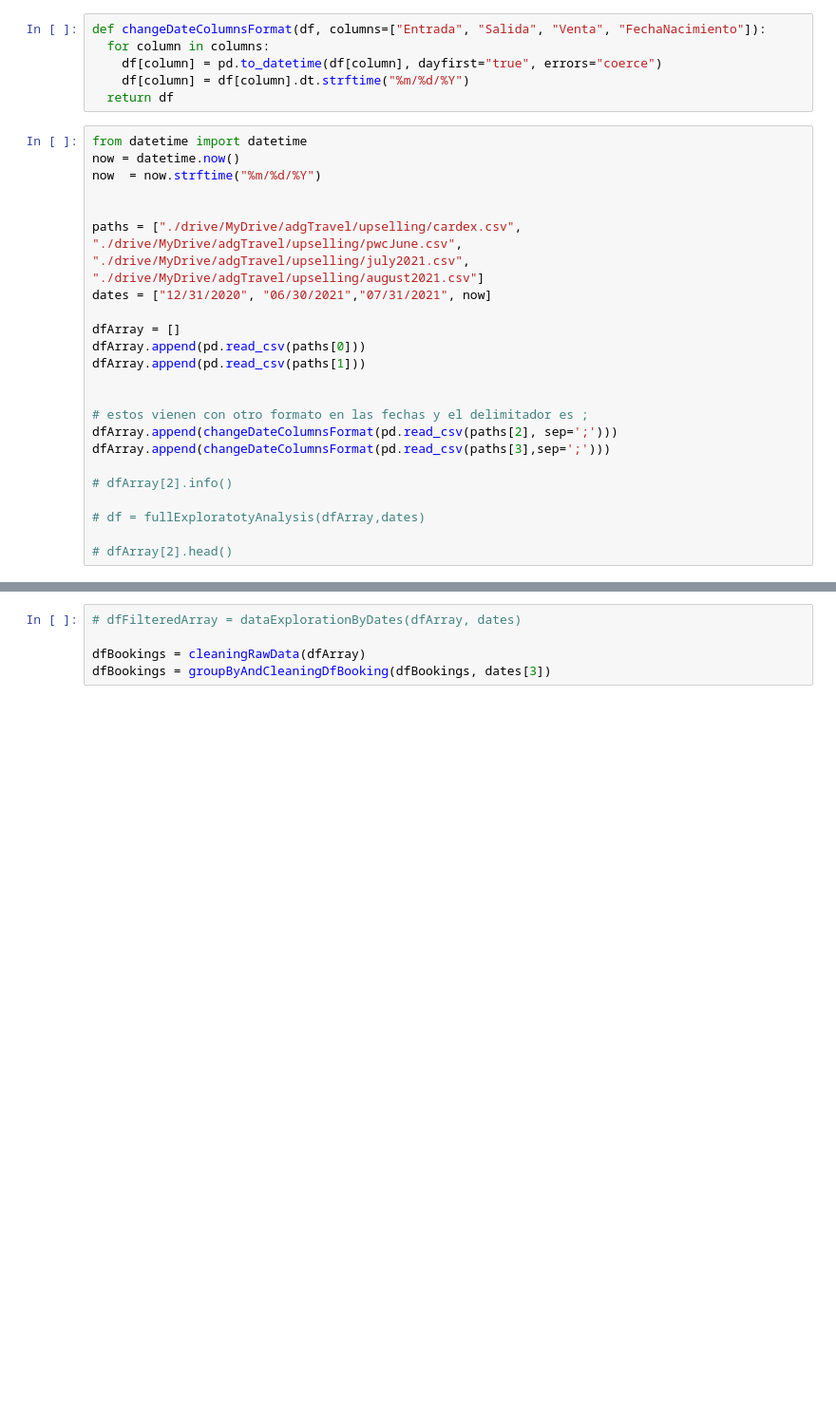
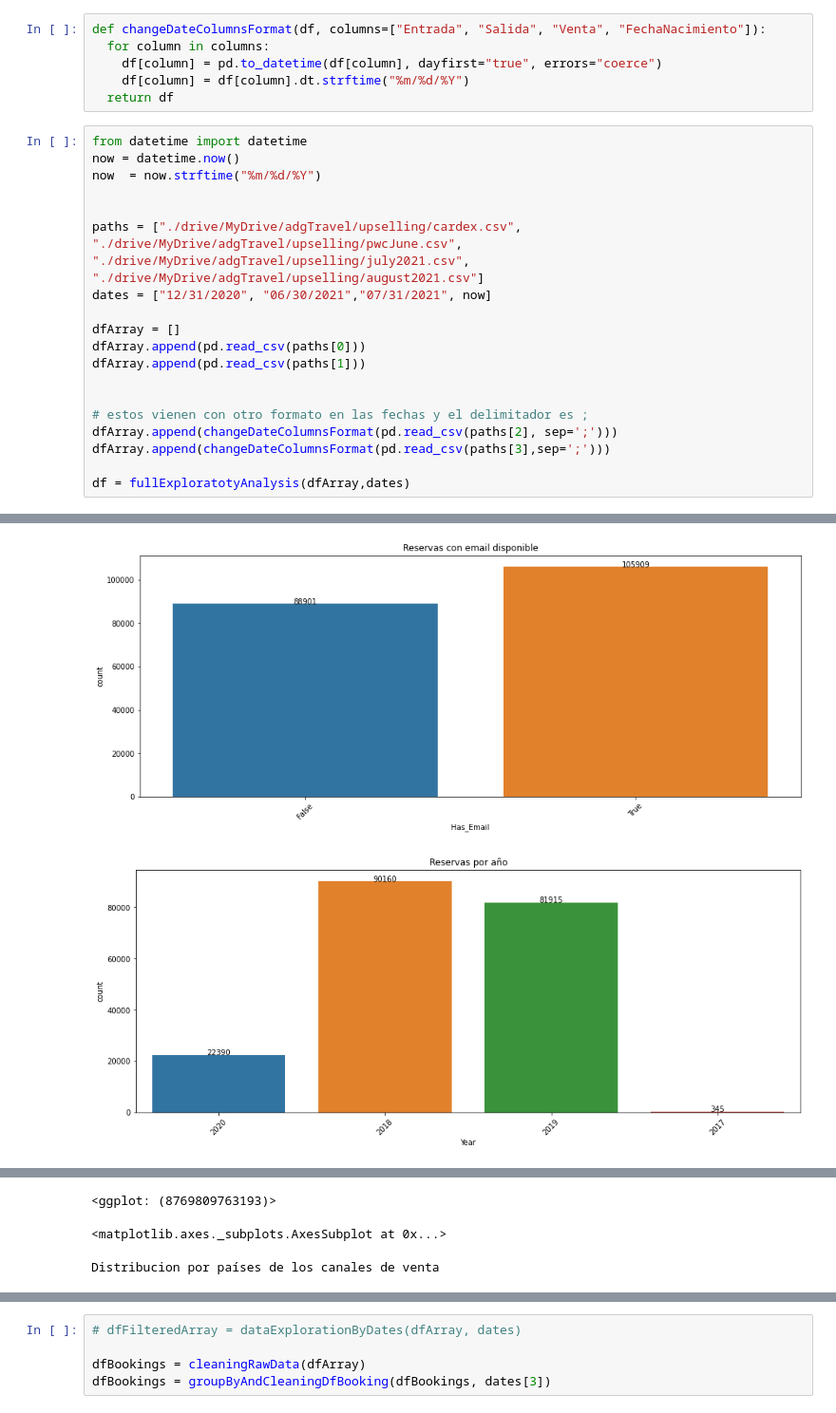
Before and after one commit to JoseMa39/adgCardexHotels, a Jupyter notebook: cardexExploratoryByDate.ipynb, the cells around one changed output, grey strips where cells are left out. Shown at 95% size. Cells and saved outputs as stored; diff of their text form; blank space fills up the shorter version.

```diff
--- a/cardexExploratoryByDate.ipynb
+++ b/cardexExploratoryByDate.ipynb
@@ -919,8 +919,5 @@ dfArray.append(pd.read_csv(paths[1]))
 dfArray.append(changeDateColumnsFormat(pd.read_csv(paths[2], sep=';')))
 dfArray.append(changeDateColumnsFormat(pd.read_csv(paths[3],sep=';')))
 
-# dfArray[2].info()
-
-# df = fullExploratotyAnalysis(dfArray,dates)
-
-# dfArray[2].head()
+df = fullExploratotyAnalysis(dfArray,dates)
+# %% [output]
@@ -926,0 +951,2 @@ dfArray.append(changeDateColumnsFormat(pd.read_csv(paths[3],sep=';')))
+[figure, added]
+[figure, added]
@@ -926,0 +954,3 @@ dfArray.append(changeDateColumnsFormat(pd.read_csv(paths[3],sep=';')))
+<ggplot: (8769809763193)>
+<matplotlib.axes._subplots.AxesSubplot at 0x...>
+Distribucion por países de los canales de venta
```
Also changed, not shown: parts of 6 cells of this notebook.
